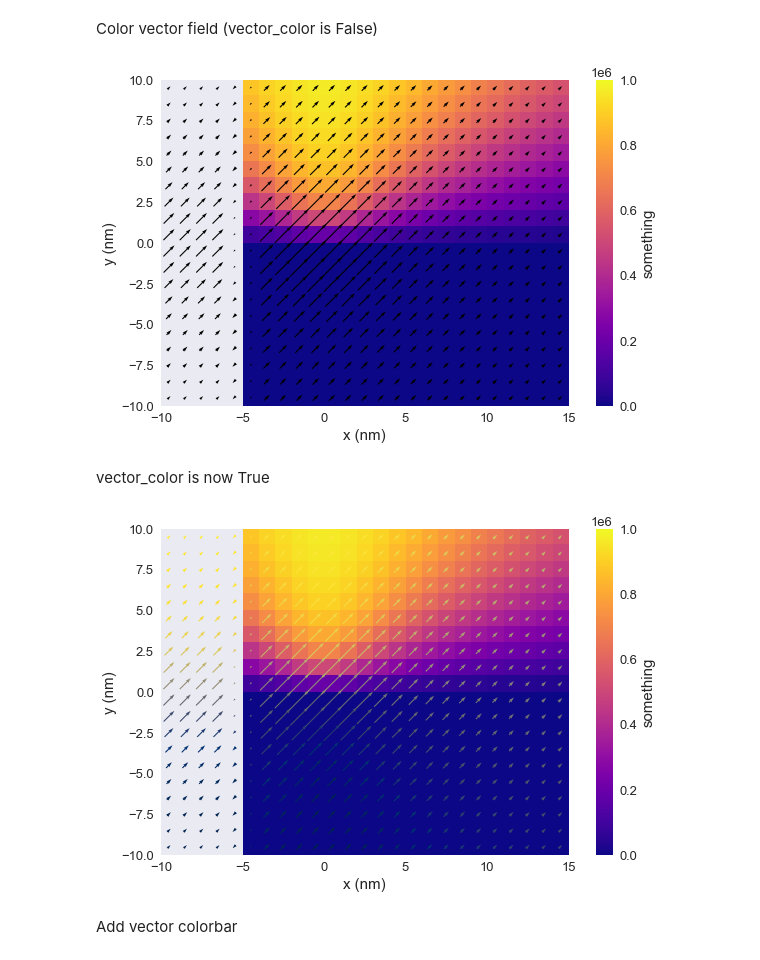
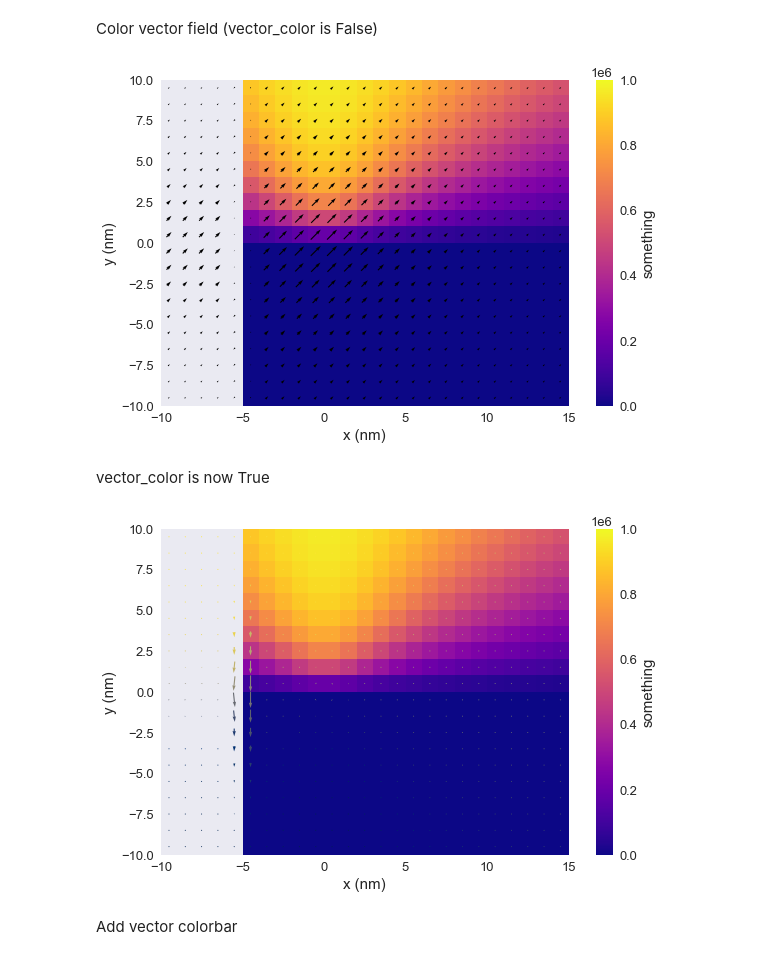
Before and after one commit to ubermag/discretisedfield, a Jupyter notebook: dev/mpl-plotting.ipynb, the cells around one changed output. Cells and saved outputs as stored; diff of their text form; code cells hidden in the pictures.

```diff
--- a/dev/mpl-plotting.ipynb
+++ b/dev/mpl-plotting.ipynb
@@ -227,17 +233,19 @@ field.plane('z').mpl(figsize=(10, 6), filter_field=field.x, scalar_field=field.y
 # %% [markdown]
 Color vector field (vector_color is False)
 # %%
-field.plane('z').mpl(figsize=(10, 6), filter_field=field.x, scalar_field=field.y, scalar_colorbar_label='something',
-                     scalar_cmap='plasma', scalar_clim=(0, 1e6), vector_field=field.div, color_field=field.y)
+field.plane('z').mpl(figsize=(10, 6), scalar_filter_field=field.x, scalar_field=field.y, scalar_colorbar_label='something',
+                     scalar_cmap='plasma', scalar_clim=(0, 1e6), vector_field=field.div, vector_color_field=field.y,
+                     vector_scale=3e16)
 # %% [output]
-[figure, old version]
+[figure, new version]
 # %% [markdown]
 vector_color is now True
 # %%
-field.plane('z').mpl(figsize=(10, 6), filter_field=field.x, scalar_field=field.y, scalar_colorbar_label='something',
-                     scalar_cmap='plasma', scalar_clim=(0, 1e6), vector_field=field.div, color_field=field.y, vector_color=True)
+field.plane('z').mpl(figsize=(10, 6), scalar_filter_field=field.x, scalar_field=field.y, scalar_colorbar_label='something',
+                     scalar_cmap='plasma', scalar_clim=(0, 1e6), vector_field=field.curl,
+                     vector_color_field=field.y, vector_color=True, vector_scale=7e15)
 # %% [output]
-[figure, old version]
+[figure, new version]
 # %% [markdown]
 Add vector colorbar
 # %%
```
Also changed, not shown: parts of 33 cells of this notebook, 1 other file.
